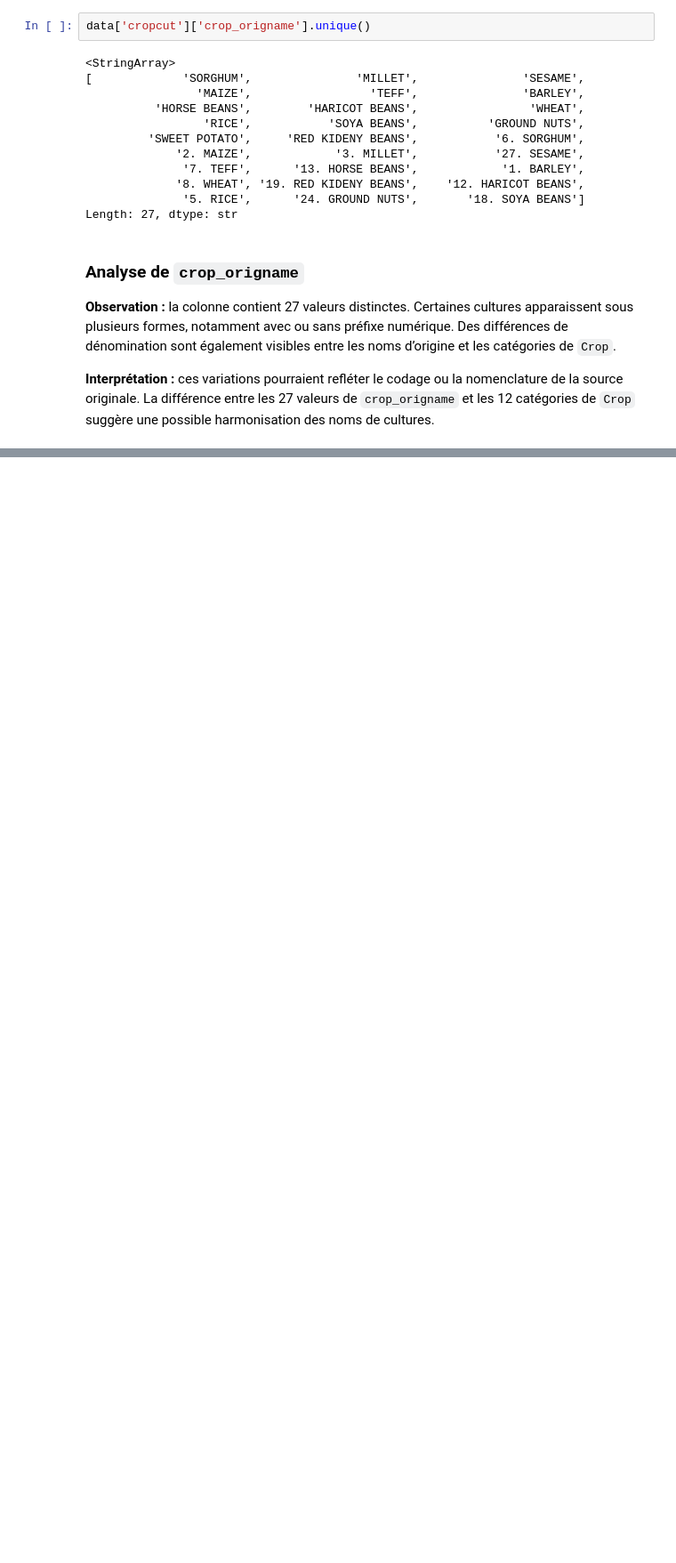
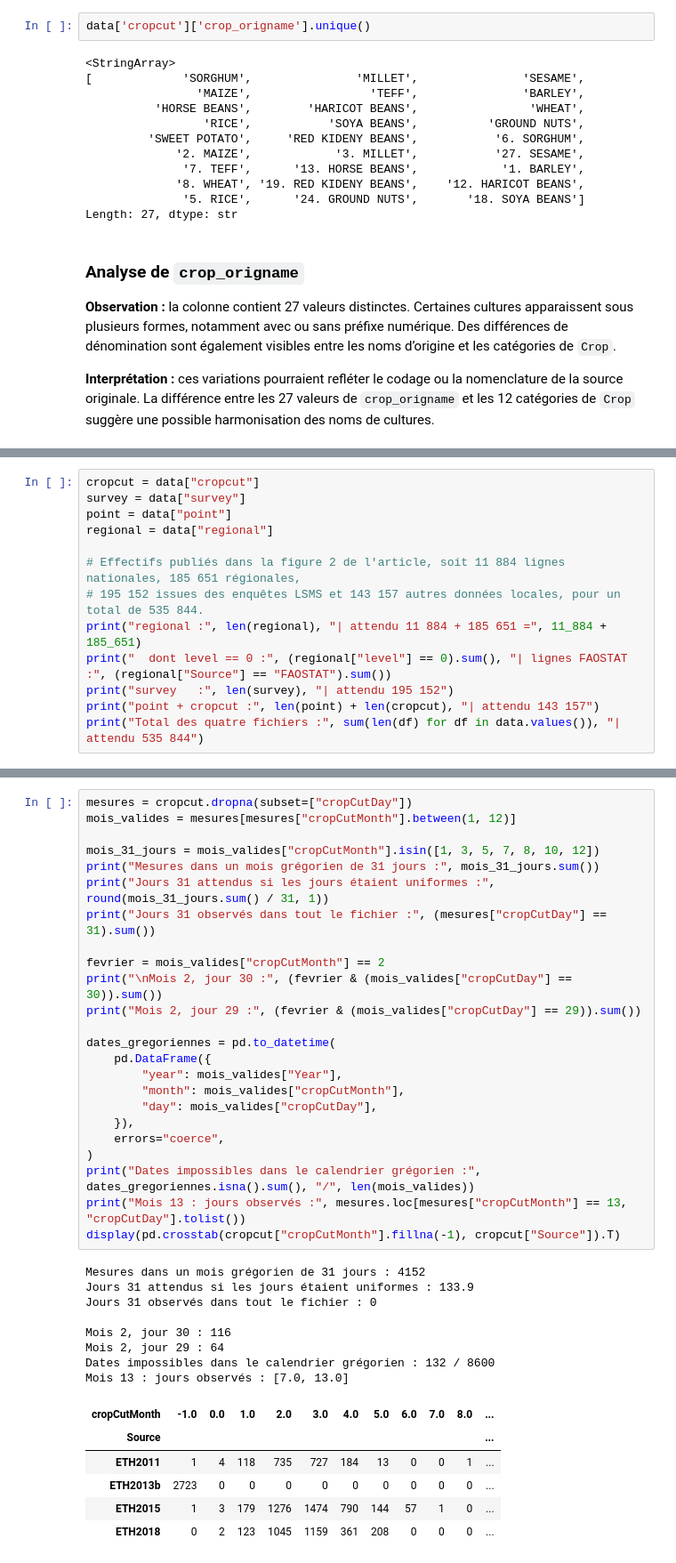
Before and after one commit to DjafarouAbdou909/African_Crop_Yield_Intelligence, a Jupyter notebook: notebooks/02_data_understanding.ipynb, the cells around one changed output, grey strips where cells are left out. Shown at 89% size. Drawn from its saved outputs; the diff is of its cells as text; blank space fills up the shorter version.

```diff
--- a/notebooks/02_data_understanding.ipynb
+++ b/notebooks/02_data_understanding.ipynb
@@ -236,0 +805,13 @@ Length: 27, dtype: str
+# %%
+cropcut = data["cropcut"]
+survey = data["survey"]
+point = data["point"]
+regional = data["regional"]
+
+# Effectifs publiés dans la figure 2 de l'article, soit 11 884 lignes nationales, 185 651 régionales,
+# 195 152 issues des enquêtes LSMS et 143 157 autres données locales, pour un total de 535 844.
+print("regional :", len(regional), "| attendu 11 884 + 185 651 =", 11_884 + 185_651)
+print("  dont level == 0 :", (regional["level"] == 0).sum(), "| lignes FAOSTAT :", (regional["Source"] == "FAOSTAT").sum())
+print("survey   :", len(survey), "| attendu 195 152")
+print("point + cropcut :", len(point) + len(cropcut), "| attendu 143 157")
+print("Total des quatre fichiers :", sum(len(df) for df in data.values()), "| attendu 535 844")
@@ -236,0 +1455,39 @@ Length: 27, dtype: str
+# %%
+mesures = cropcut.dropna(subset=["cropCutDay"])
+mois_valides = mesures[mesures["cropCutMonth"].between(1, 12)]
+
+mois_31_jours = mois_valides["cropCutMonth"].isin([1, 3, 5, 7, 8, 10, 12])
+print("Mesures dans un mois grégorien de 31 jours :", mois_31_jours.sum())
+print("Jours 31 attendus si les jours étaient uniformes :", round(mois_31_jours.sum() / 31, 1))
+print("Jours 31 observés dans tout le fichier :", (mesures["cropCutDay"] == 31).sum())
+
+fevrier = mois_valides["cropCutMonth"] == 2
+print("\nMois 2, jour 30 :", (fevrier & (mois_valides["cropCutDay"] == 30)).sum())
+print("Mois 2, jour 29 :", (fevrier & (mois_valides["cropCutDay"] == 29)).sum())
+
+dates_gregoriennes = pd.to_datetime(
+    pd.DataFrame({
+        "year": mois_valides["Year"],
+        "month": mois_valides["cropCutMonth"],
+        "day": mois_valides["cropCutDay"],
+    }),
+    errors="coerce",
+)
+print("Dates impossibles dans le calendrier grégorien :", dates_gregoriennes.isna().sum(), "/", len(mois_valides))
+print("Mois 13 : jours observés :", mesures.loc[mesures["cropCutMonth"] == 13, "cropCutDay"].tolist())
+display(pd.crosstab(cropcut["cropCutMonth"].fillna(-1), cropcut["Source"]).T)
+# %% [output]
+Mesures dans un mois grégorien de 31 jours : 4152
+Jours 31 attendus si les jours étaient uniformes : 133.9
+Jours 31 observés dans tout le fichier : 0
+
+Mois 2, jour 30 : 116
+Mois 2, jour 29 : 64
+Dates impossibles dans le calendrier grégorien : 132 / 8600
+Mois 13 : jours observés : [7.0, 13.0]
+| cropCutMonth | -1.0 | 0.0 | 1.0 | 2.0 | 3.0 | 4.0 | 5.0 | 6.0 | 7.0 | 8.0 | ... |
+| Source |  |  |  |  |  |  |  |  |  |  | ... |
+| ETH2011 | 1 | 4 | 118 | 735 | 727 | 184 | 13 | 0 | 0 | 1 | ... |
+| ETH2013b | 2723 | 0 | 0 | 0 | 0 | 0 | 0 | 0 | 0 | 0 | ... |
+| ETH2015 | 1 | 3 | 179 | 1276 | 1474 | 790 | 144 | 57 | 1 | 0 | ... |
+| ETH2018 | 0 | 2 | 123 | 1045 | 1159 | 361 | 208 | 0 | 0 | 0 | ... |
```
Also changed, not shown: parts of 102 cells of this notebook.
